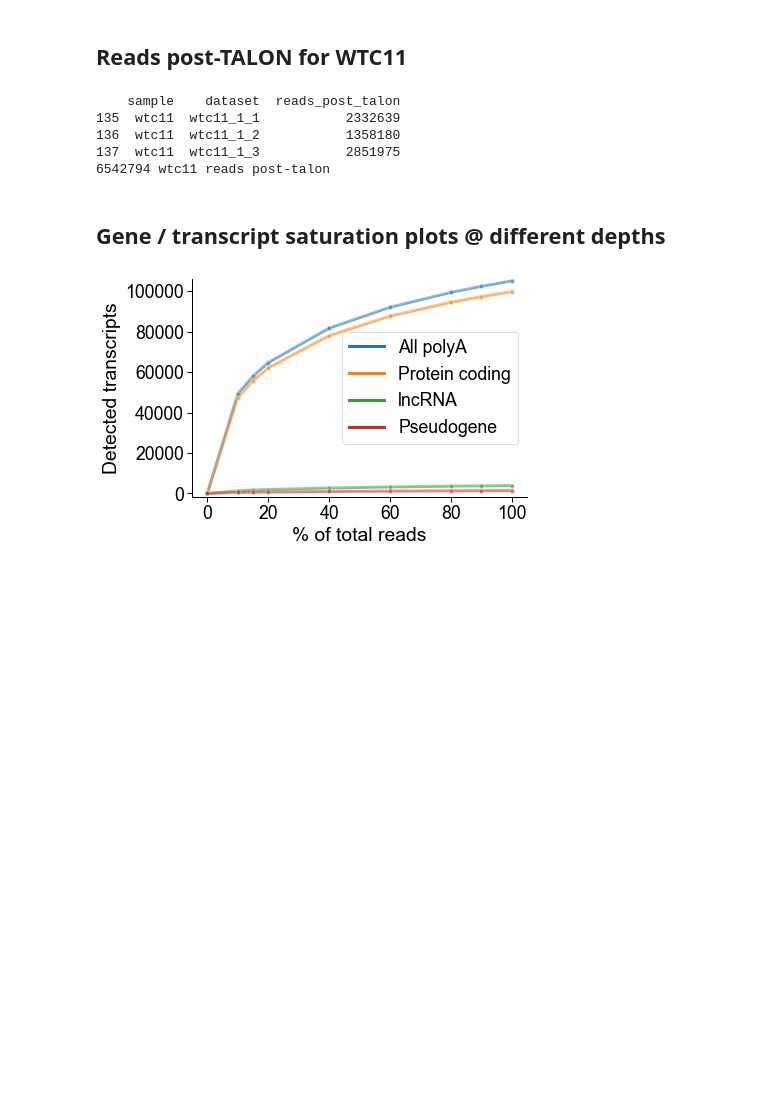
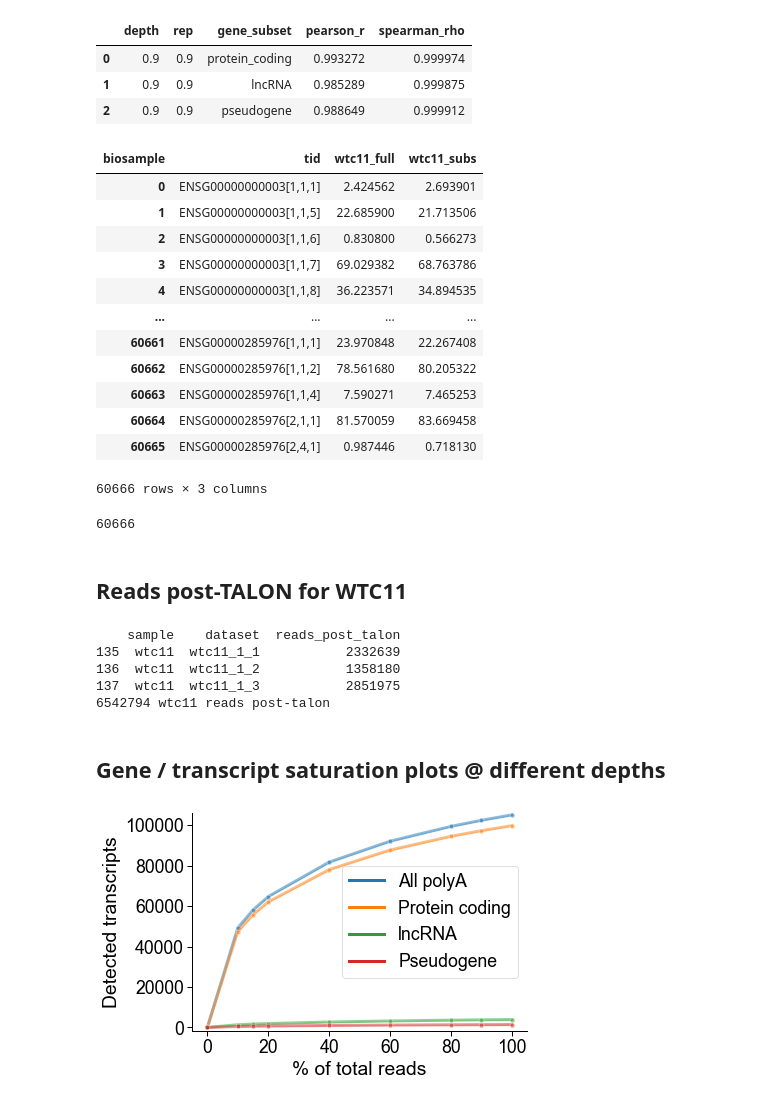
Before and after one commit to fairliereese/paper_rnawg, a Jupyter notebook: figures_revisions/revisions/subsample_wtc11.ipynb, the cells around one changed output. Drawn from its saved outputs; the diff is of its cells as text; code cells hidden in the pictures; blank space fills up the shorter version.

Commit message:
added some more fig. stuff and subsample output

```diff
--- a/figures_revisions/revisions/subsample_wtc11.ipynb
+++ b/figures_revisions/revisions/subsample_wtc11.ipynb
@@ -52,0 +55,11 @@ t_sub = od+expand(config['lr']['subsample']['transcript_summary'], species='huma
+# %%
+subs_filt_ab = '~/mortazavi_lab/data/paper_rnawg/proc_revisions/data/human/lr/subsample/cerberus_filtered_abundance_0.9_1.tsv'
+subs_ab = '~/mortazavi_lab/data/paper_rnawg/proc_revisions/data/human/lr/subsample/unfilt_talon_abundance_0.9_1.tsv'
+# %%
+files = [subs_filt_ab]
+
+file_df = pd.DataFrame()
+file_df['file'] = list(files)
+file_df['depth'] = file_df.file.str.rsplit('_', n=2, expand=True)[1]
+file_df['rep'] = file_df.file.str.rsplit('_', n=1, expand=True)[1].str.rsplit('.', n=1, expand=True)[0]
+file_df
@@ -53,3 +233,30 @@ t_sub = od+expand(config['lr']['subsample']['transcript_summary'], species='huma
+# %%
+corr_df
+# %% [output]
+|  | depth | rep | gene_subset | pearson_r | spearman_rho |
+| 0 | 0.9 | 0.9 | protein_coding | 0.993272 | 0.999974 |
+| 1 | 0.9 | 0.9 | lncRNA | 0.985289 | 0.999875 |
+| 2 | 0.9 | 0.9 | pseudogene | 0.988649 | 0.999912 |
+# %%
+temp
+# %% [output]
+| biosample | tid | wtc11_full | wtc11_subs |
+| 0 | ENSG00000000003[1,1,1] | 2.424562 | 2.693901 |
+| 1 | ENSG00000000003[1,1,5] | 22.685900 | 21.713506 |
+| 2 | ENSG00000000003[1,1,6] | 0.830800 | 0.566273 |
+| 3 | ENSG00000000003[1,1,7] | 69.029382 | 68.763786 |
+| 4 | ENSG00000000003[1,1,8] | 36.223571 | 34.894535 |
+| ... | ... | ... | ... |
+| 60661 | ENSG00000285976[1,1,1] | 23.970848 | 22.267408 |
+| 60662 | ENSG00000285976[1,1,2] | 78.561680 | 80.205322 |
+| 60663 | ENSG00000285976[1,1,4] | 7.590271 | 7.465253 |
+| 60664 | ENSG00000285976[2,1,1] | 81.570059 | 83.669458 |
+| 60665 | ENSG00000285976[2,4,1] | 0.987446 | 0.718130 |
+60666 rows × 3 columns
+# %%
+len(temp.index)
+# %% [output]
+60666
 # %% [markdown]
 ## Reads post-TALON for WTC11
 # %%
```
Also changed, not shown: parts of 5 cells of this notebook, 7 other files.
